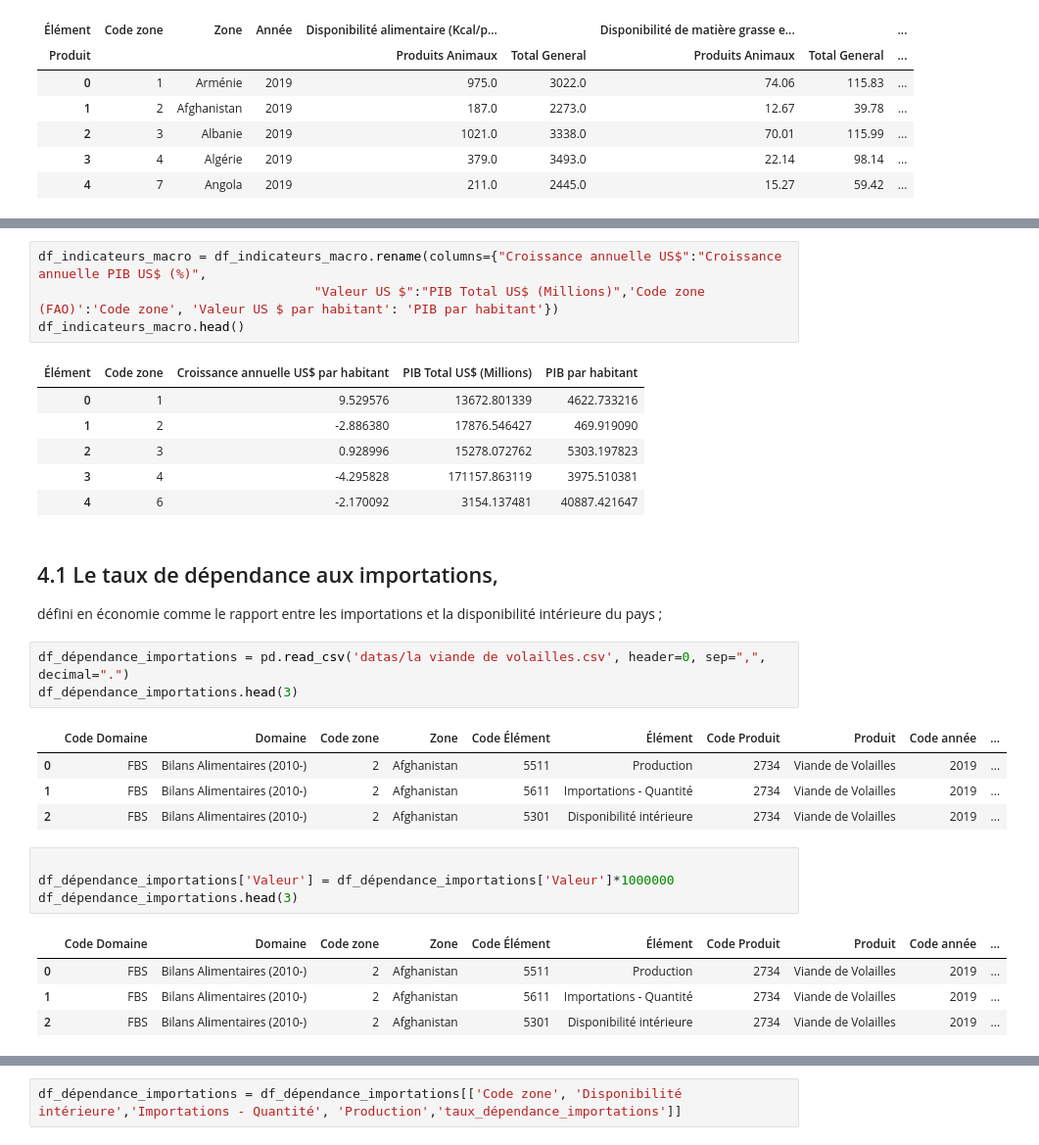
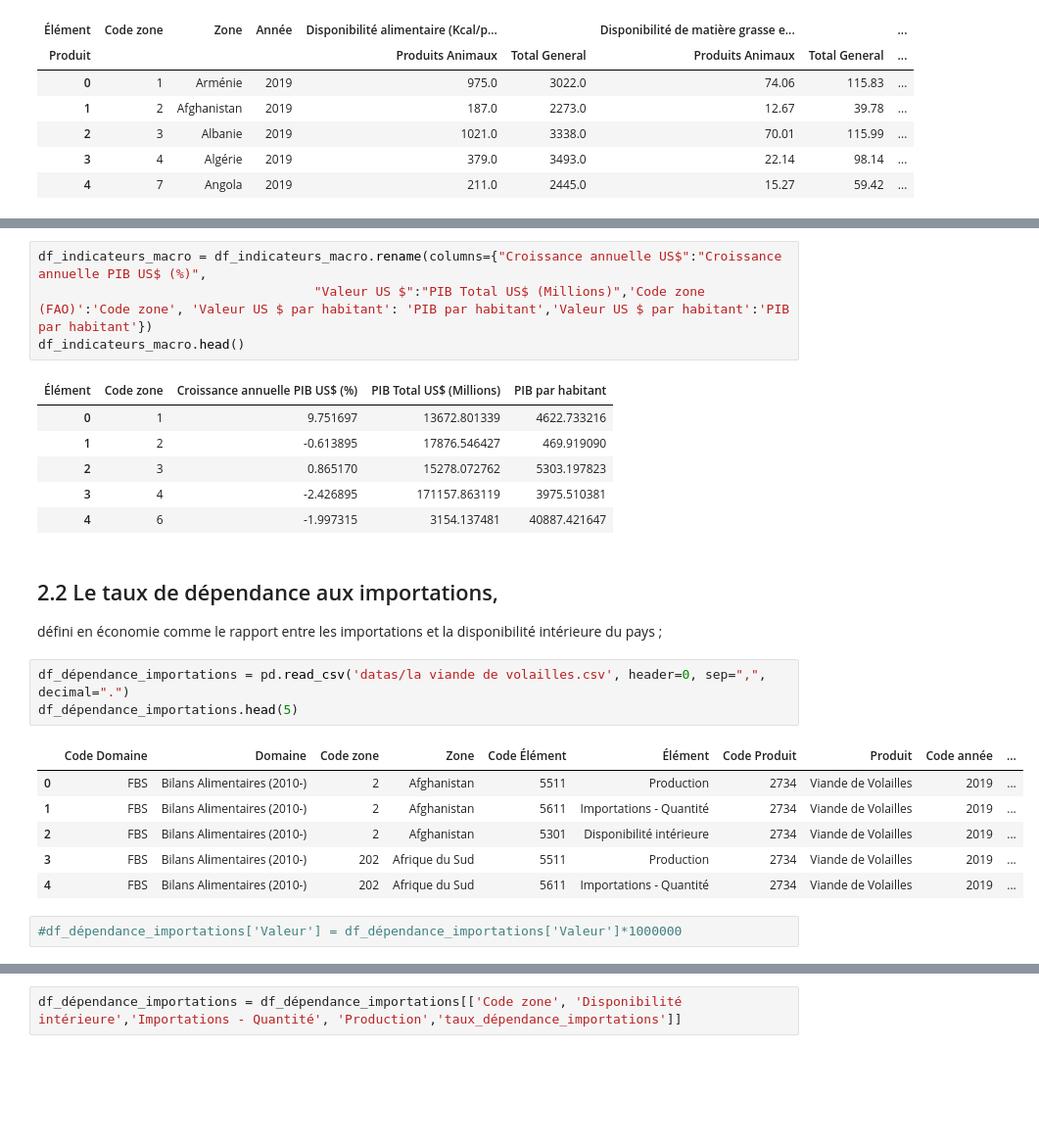
Before and after one commit to ROWAIDAK/ROWAIDAK-P5_Produisez-une-tude-de-march, a Jupyter notebook: P5_01 dendogramme.ipynb, the cells around one changed output, grey strips where cells are left out. Shown at 98% size. Drawn from its saved outputs; the diff is of its cells as text; blank space fills up the shorter version.

```diff
--- a/P5_01 dendogramme.ipynb
+++ b/P5_01 dendogramme.ipynb
@@ -227,34 +241,29 @@ df_indicateurs_macro.head()
 # %%
 df_indicateurs_macro = df_indicateurs_macro.rename(columns={"Croissance annuelle US$":"Croissance annuelle PIB US$ (%)",
-                                    "Valeur US $":"PIB Total US$ (Millions)",'Code zone (FAO)':'Code zone', 'Valeur US $ par habitant': 'PIB par habitant'})
+                                    "Valeur US $":"PIB Total US$ (Millions)",'Code zone (FAO)':'Code zone', 'Valeur US $ par habitant': 'PIB par habitant','Valeur US $ par habitant':'PIB par habitant'})
 df_indicateurs_macro.head()
 # %% [output]
-| Élément | Code zone | Croissance annuelle US$ par habitant | PIB Total US$ (Millions) | PIB par habitant |
-| 0 | 1 | 9.529576 | 13672.801339 | 4622.733216 |
-| 1 | 2 | -2.886380 | 17876.546427 | 469.919090 |
-| 2 | 3 | 0.928996 | 15278.072762 | 5303.197823 |
-| 3 | 4 | -4.295828 | 171157.863119 | 3975.510381 |
-| 4 | 6 | -2.170092 | 3154.137481 | 40887.421647 |
+| Élément | Code zone | Croissance annuelle PIB US$ (%) | PIB Total US$ (Millions) | PIB par habitant |
+| 0 | 1 | 9.751697 | 13672.801339 | 4622.733216 |
+| 1 | 2 | -0.613895 | 17876.546427 | 469.919090 |
+| 2 | 3 | 0.865170 | 15278.072762 | 5303.197823 |
+| 3 | 4 | -2.426895 | 171157.863119 | 3975.510381 |
+| 4 | 6 | -1.997315 | 3154.137481 | 40887.421647 |
 # %% [markdown]
-## 4.1 Le taux de dépendance aux importations,
+## 2.2 Le taux de dépendance aux importations,
 défini en économie comme le rapport entre les importations et la disponibilité intérieure du pays ;
 # %%
 df_dépendance_importations = pd.read_csv('datas/la viande de volailles.csv', header=0, sep=",", decimal=".")
-df_dépendance_importations.head(3)
+df_dépendance_importations.head(5)
 # %% [output]
 |  | Code Domaine | Domaine | Code zone | Zone | Code Élément | Élément | Code Produit | Produit | Code année | ... |
 | 0 | FBS | Bilans Alimentaires (2010-) | 2 | Afghanistan | 5511 | Production | 2734 | Viande de Volailles | 2019 | ... |
 | 1 | FBS | Bilans Alimentaires (2010-) | 2 | Afghanistan | 5611 | Importations - Quantité | 2734 | Viande de Volailles | 2019 | ... |
 | 2 | FBS | Bilans Alimentaires (2010-) | 2 | Afghanistan | 5301 | Disponibilité intérieure | 2734 | Viande de Volailles | 2019 | ... |
+| 3 | FBS | Bilans Alimentaires (2010-) | 202 | Afrique du Sud | 5511 | Production | 2734 | Viande de Volailles | 2019 | ... |
+| 4 | FBS | Bilans Alimentaires (2010-) | 202 | Afrique du Sud | 5611 | Importations - Quantité | 2734 | Viande de Volailles | 2019 | ... |
 # %%
-
-df_dépendance_importations['Valeur'] = df_dépendance_importations['Valeur']*1000000
-df_dépendance_importations.head(3)
+#df_dépendance_importations['Valeur'] = df_dépendance_importations['Valeur']*1000000
-# %% [output]
-|  | Code Domaine | Domaine | Code zone | Zone | Code Élément | Élément | Code Produit | Produit | Code année | ... |
-| 0 | FBS | Bilans Alimentaires (2010-) | 2 | Afghanistan | 5511 | Production | 2734 | Viande de Volailles | 2019 | ... |
-| 1 | FBS | Bilans Alimentaires (2010-) | 2 | Afghanistan | 5611 | Importations - Quantité | 2734 | Viande de Volailles | 2019 | ... |
-| 2 | FBS | Bilans Alimentaires (2010-) | 2 | Afghanistan | 5301 | Disponibilité intérieure | 2734 | Viande de Volailles | 2019 | ... |
 # %%
 df_dépendance_importations = df_dépendance_importations.pivot_table(index=['Code zone', 'Zone', 'Année'],
                                 columns=['Élément'],
```
Also changed, not shown: parts of 38 cells of this notebook.
